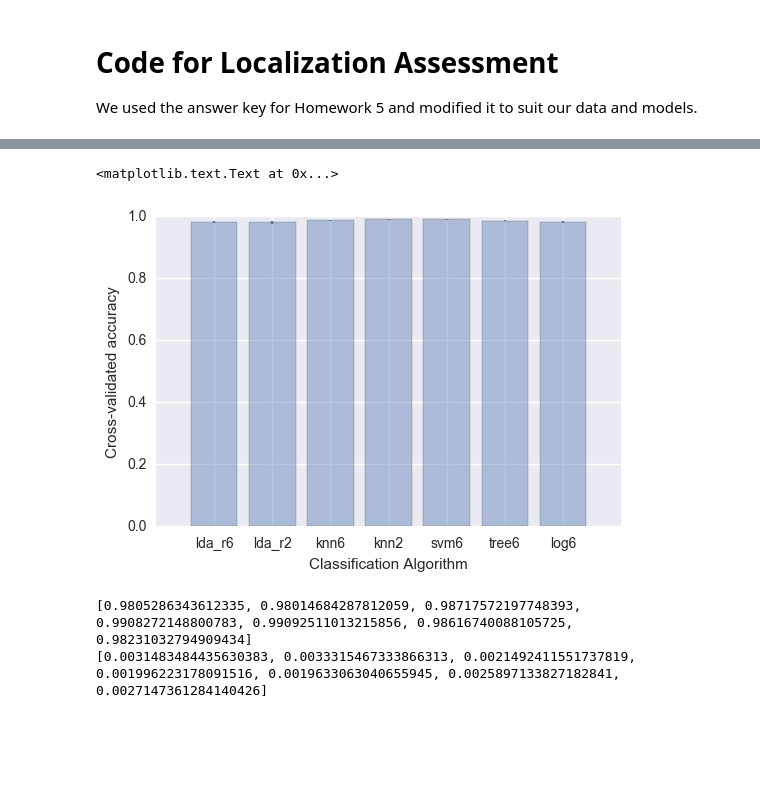
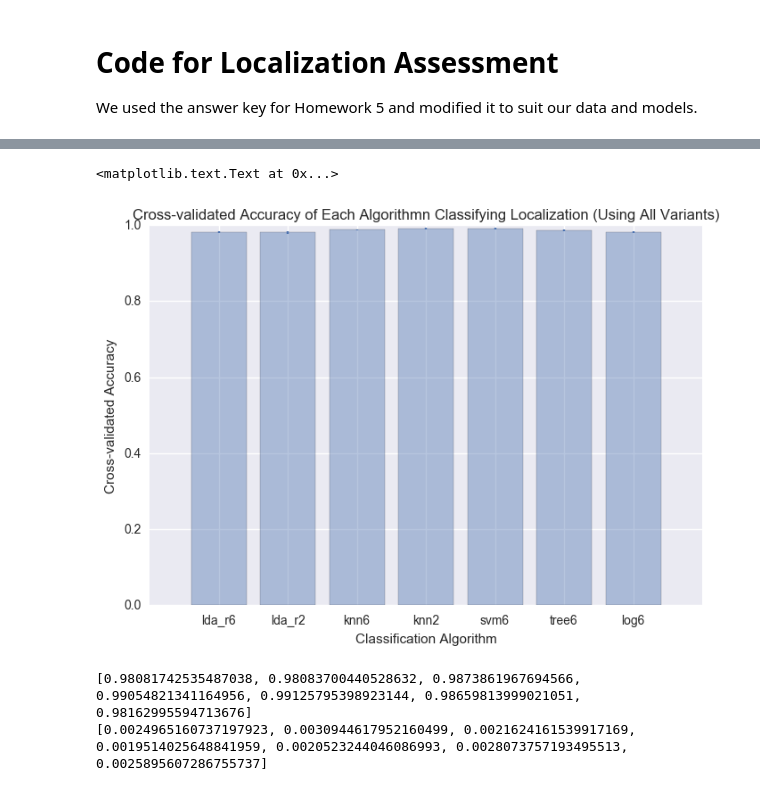
Before and after one commit to UW-Biol419-Wi2017/ciliary_proteomes_and_js_exomes, a Jupyter notebook: Hank Testing Code 7.ipynb, the cells around one changed output, grey strips where cells are left out. Drawn from its saved outputs; the diff is of its cells as text; code cells hidden in the pictures; blank space fills up the shorter version.

```diff
--- a/Hank Testing Code 7.ipynb
+++ b/Hank Testing Code 7.ipynb
@@ -80,7 +80,7 @@ from sklearn.tree import DecisionTreeClassifier
 from sklearn.linear_model import LogisticRegression
 
 testfrac = 0.2
-reps = 50
+reps = 100
 
 lda_r6_scores = cross_val_class_accuracy(LinearDiscriminantAnalysis(),
                                           variants, localization, 6,
@@ -106,30 +106,31 @@ logistic6_scores = cross_val_class_accuracy(LogisticRegression(),
 # %%
 classifiers = ('lda_r6', 'lda_r2', 'knn6', 'knn2', 'svm6', 'tree6', 'log6')
 scores = [lda_r6_scores.mean(), lda_r2_scores.mean(),
           knn6_scores.mean(), knn2_scores.mean(),
          svm6_scores.mean(), tree6_scores.mean(),
          logistic6_scores.mean()]
 scores_err = [lda_r6_scores.std(), lda_r2_scores.std(),
           knn6_scores.std(), knn2_scores.std(),
          svm6_scores.std(), tree6_scores.std(),
              logistic6_scores.std()]
 
 
 plt.bar(range(len(classifiers)), scores,
         yerr=scores_err,
         align='center', alpha=0.4,)
 plt.xticks(range(len(classifiers)), classifiers)
-plt.ylabel('Cross-validated accuracy')
+plt.ylabel('Cross-validated Accuracy')
 plt.xlabel('Classification Algorithm')
+plt.title('Cross-validated Accuracy of Each Algorithmn Classifying Localization (Using All Variants)')
 # %% [output]
 <matplotlib.text.Text at 0x...>
-[figure, old version]
+[figure, new version]
 # %%
 print(scores)
 print(scores_err)
 # %% [output]
-[0.9805286343612335, 0.98014684287812059, 0.98717572197748393, 0.9908272148800783, 0.99092511013215856, 0.98616740088105725, 0.98231032794909434]
-[0.0031483484435630383, 0.0033315467333866313, 0.0021492411551737819, 0.001996223178091516, 0.0019633063040655945, 0.0025897133827182841, 0.0027147361284140426]
+[0.98081742535487038, 0.98083700440528632, 0.9873861967694566, 0.99054821341164956, 0.99125795398923144, 0.98659813999021051, 0.98162995594713676]
+[0.0024965160737197923, 0.0030944617952160499, 0.0021624161539917169, 0.0019514025648841959, 0.0020523244046086993, 0.0028073757193495513, 0.0025895607286755737]
 # %%
 # Above analysis with all 180 variants known to localize to body and 820 random variants that localize to cilia.
 # %%
```
Also changed, not shown: parts of 4 cells of this notebook, 1 other file.
